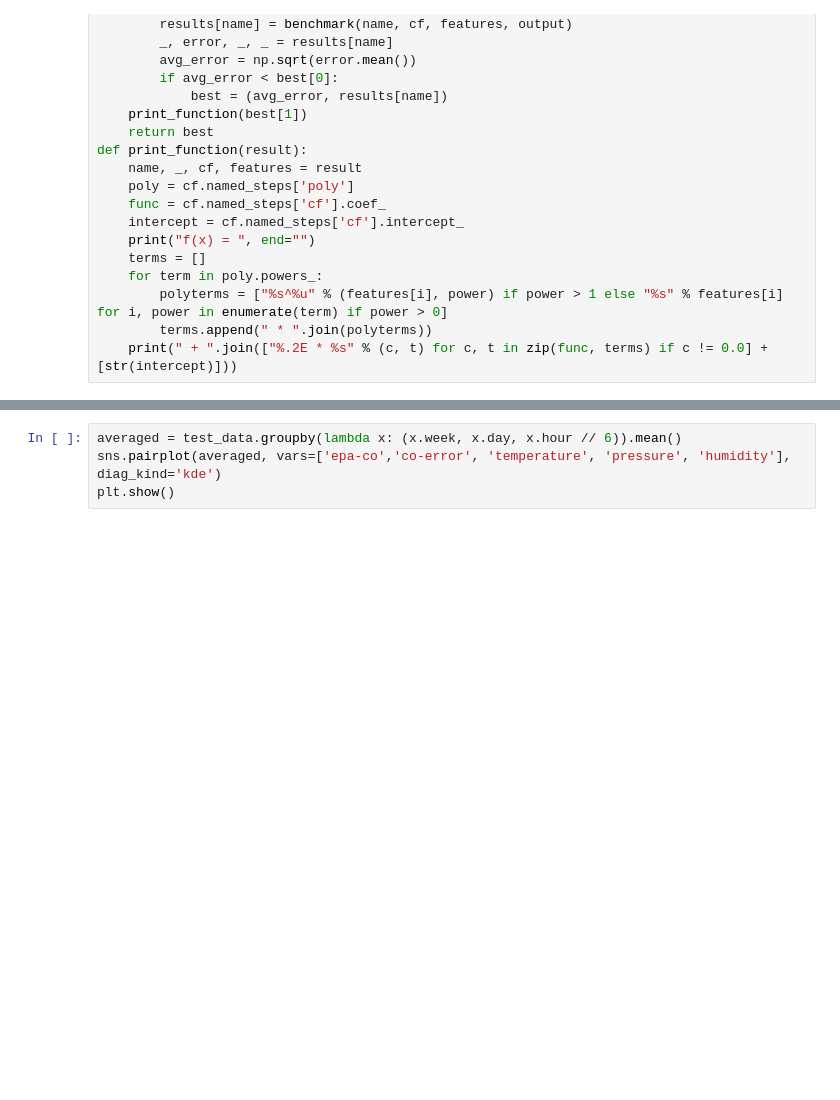
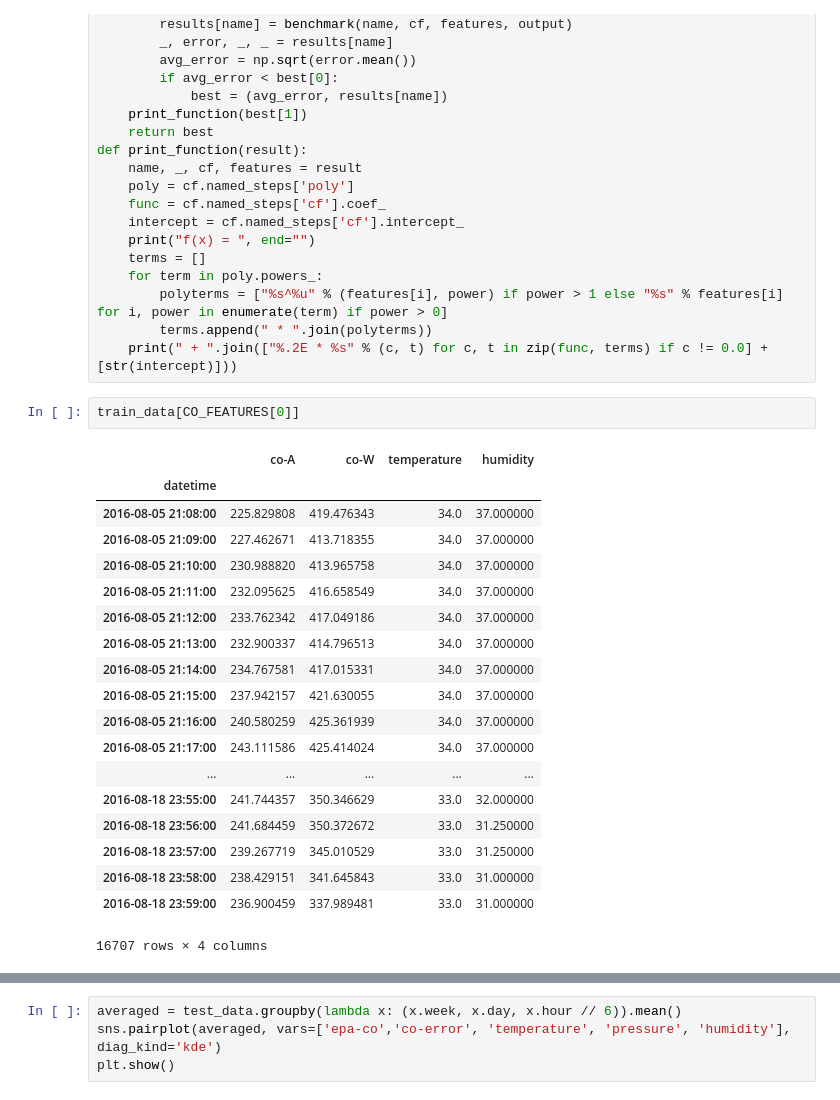
Before and after one commit to sharadmv/metasense, a Jupyter notebook: notebooks/Minute Models.ipynb, the cells around one changed output, grey strips where cells are left out. Saved outputs shown, nothing was run; the diff lists cells and outputs as text; blank space fills up the shorter version.

```diff
--- a/notebooks/Minute Models.ipynb
+++ b/notebooks/Minute Models.ipynb
@@ -81,6 +81,28 @@ def print_function(result):
         polyterms = ["%s^%u" % (features[i], power) if power > 1 else "%s" % features[i] for i, power in enumerate(term) if power > 0]
         terms.append(" * ".join(polyterms))
     print(" + ".join(["%.2E * %s" % (c, t) for c, t in zip(func, terms) if c != 0.0] + [str(intercept)]))
+# %%
+train_data[CO_FEATURES[0]]
+# %% [output]
+|  | co-A | co-W | temperature | humidity |
+| datetime |  |  |  |  |
+| 2016-08-05 21:08:00 | 225.829808 | 419.476343 | 34.0 | 37.000000 |
+| 2016-08-05 21:09:00 | 227.462671 | 413.718355 | 34.0 | 37.000000 |
+| 2016-08-05 21:10:00 | 230.988820 | 413.965758 | 34.0 | 37.000000 |
+| 2016-08-05 21:11:00 | 232.095625 | 416.658549 | 34.0 | 37.000000 |
+| 2016-08-05 21:12:00 | 233.762342 | 417.049186 | 34.0 | 37.000000 |
+| 2016-08-05 21:13:00 | 232.900337 | 414.796513 | 34.0 | 37.000000 |
+| 2016-08-05 21:14:00 | 234.767581 | 417.015331 | 34.0 | 37.000000 |
+| 2016-08-05 21:15:00 | 237.942157 | 421.630055 | 34.0 | 37.000000 |
+| 2016-08-05 21:16:00 | 240.580259 | 425.361939 | 34.0 | 37.000000 |
+| 2016-08-05 21:17:00 | 243.111586 | 425.414024 | 34.0 | 37.000000 |
+| ... | ... | ... | ... | ... |
+| 2016-08-18 23:55:00 | 241.744357 | 350.346629 | 33.0 | 32.000000 |
+| 2016-08-18 23:56:00 | 241.684459 | 350.372672 | 33.0 | 31.250000 |
+| 2016-08-18 23:57:00 | 239.267719 | 345.010529 | 33.0 | 31.250000 |
+| 2016-08-18 23:58:00 | 238.429151 | 341.645843 | 33.0 | 31.000000 |
+| 2016-08-18 23:59:00 | 236.900459 | 337.989481 | 33.0 | 31.000000 |
+16707 rows × 4 columns
 # %%
 error, results = benchmark_full(*CO_FEATURES)
 results[1].groupby(lambda x: (x.month, x.day)).mean().plot()
```
Also changed, not shown: parts of 2 cells of this notebook, 4 other files.
